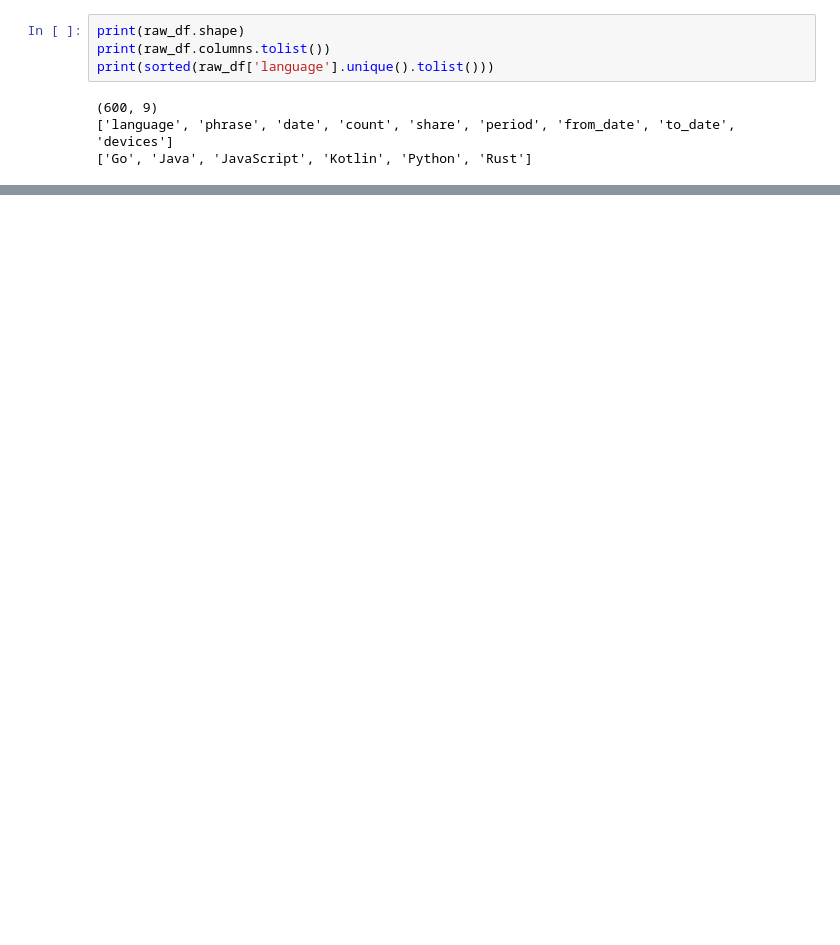
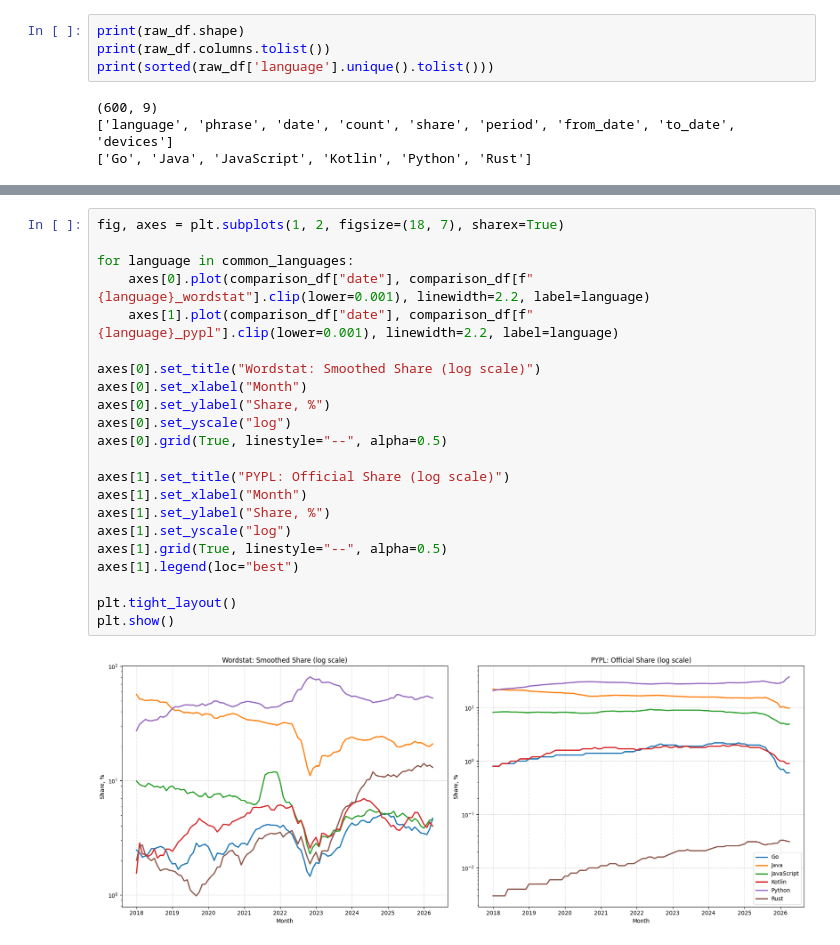
Before and after one commit to Damirlan/github-language-popularity-analysis, a Jupyter notebook: program.ipynb, the cells around one changed output, grey strips where cells are left out. Cells and saved outputs as stored; diff of their text form; blank space fills up the shorter version.

```diff
--- a/program.ipynb
+++ b/program.ipynb
@@ -225,0 +187,24 @@ print("- Результаты чувствительны к выбранным t
+# %%
+fig, axes = plt.subplots(1, 2, figsize=(18, 7), sharex=True)
+
+for language in common_languages:
+    axes[0].plot(comparison_df["date"], comparison_df[f"{language}_wordstat"].clip(lower=0.001), linewidth=2.2, label=language)
+    axes[1].plot(comparison_df["date"], comparison_df[f"{language}_pypl"].clip(lower=0.001), linewidth=2.2, label=language)
+
+axes[0].set_title("Wordstat: Smoothed Share (log scale)")
+axes[0].set_xlabel("Month")
+axes[0].set_ylabel("Share, %")
+axes[0].set_yscale("log")
+axes[0].grid(True, linestyle="--", alpha=0.5)
+
+axes[1].set_title("PYPL: Official Share (log scale)")
+axes[1].set_xlabel("Month")
+axes[1].set_ylabel("Share, %")
+axes[1].set_yscale("log")
+axes[1].grid(True, linestyle="--", alpha=0.5)
+axes[1].legend(loc="best")
+
+plt.tight_layout()
+plt.show()
+# %% [output]
+[figure, added]
```
Also changed, not shown: parts of 46 cells of this notebook.
